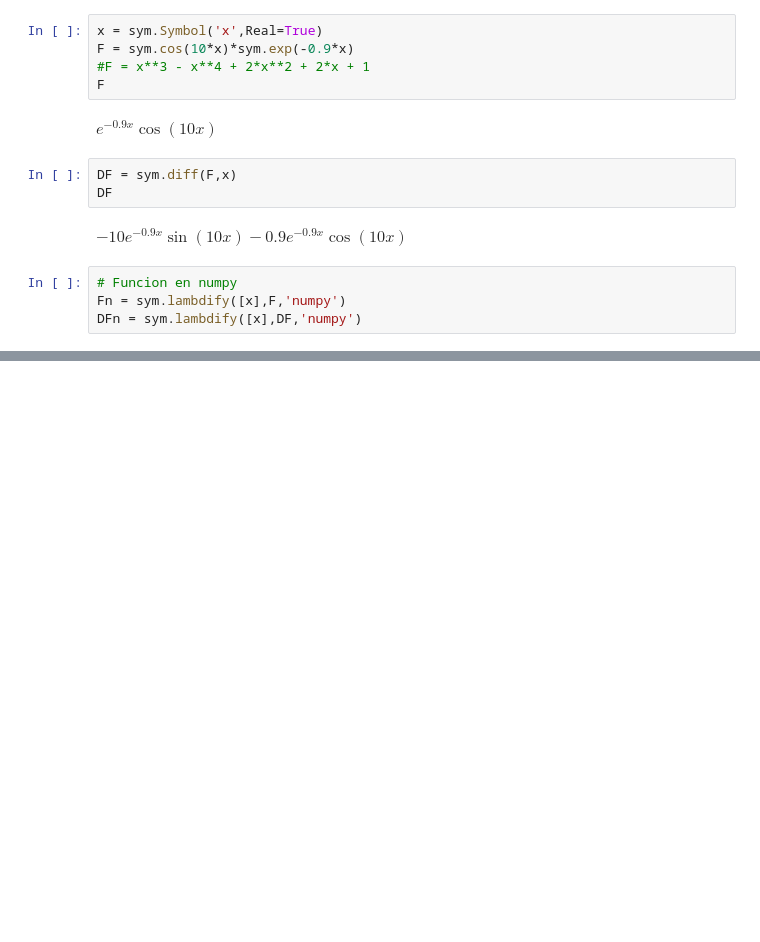
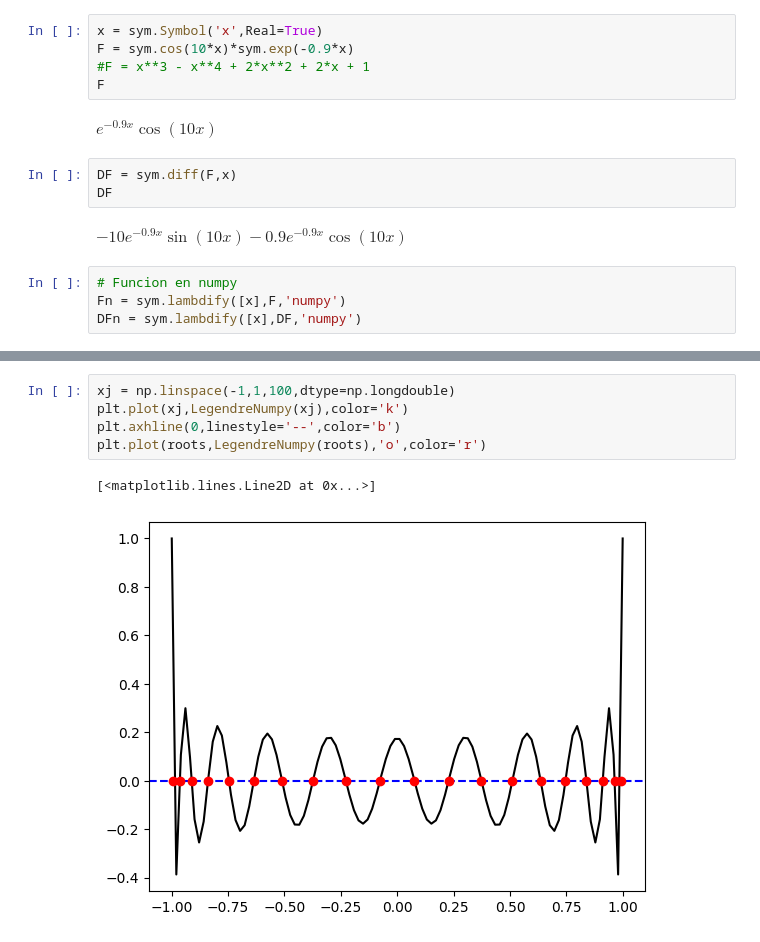
Before and after one commit to asegura4488/MetodosComputacionales2026, a Jupyter notebook: Semana5/CuadraturaGaussiana.ipynb, the cells around one changed output, grey strips where cells are left out. Cells and saved outputs as stored; diff of their text form; blank space fills up the shorter version.

```diff
--- a/Semana5/CuadraturaGaussiana.ipynb
+++ b/Semana5/CuadraturaGaussiana.ipynb
@@ -199,0 +204,8 @@ plt.axhline(0,linestyle='--',color='b')
+# %%
+xj = np.linspace(-1,1,100,dtype=np.longdouble)
+plt.plot(xj,LegendreNumpy(xj),color='k')
+plt.axhline(0,linestyle='--',color='b')
+plt.plot(roots,LegendreNumpy(roots),'o',color='r')
+# %% [output]
+[<matplotlib.lines.Line2D at 0x...>]
+[figure, added]
```
Also changed, not shown: parts of 6 cells of this notebook.
